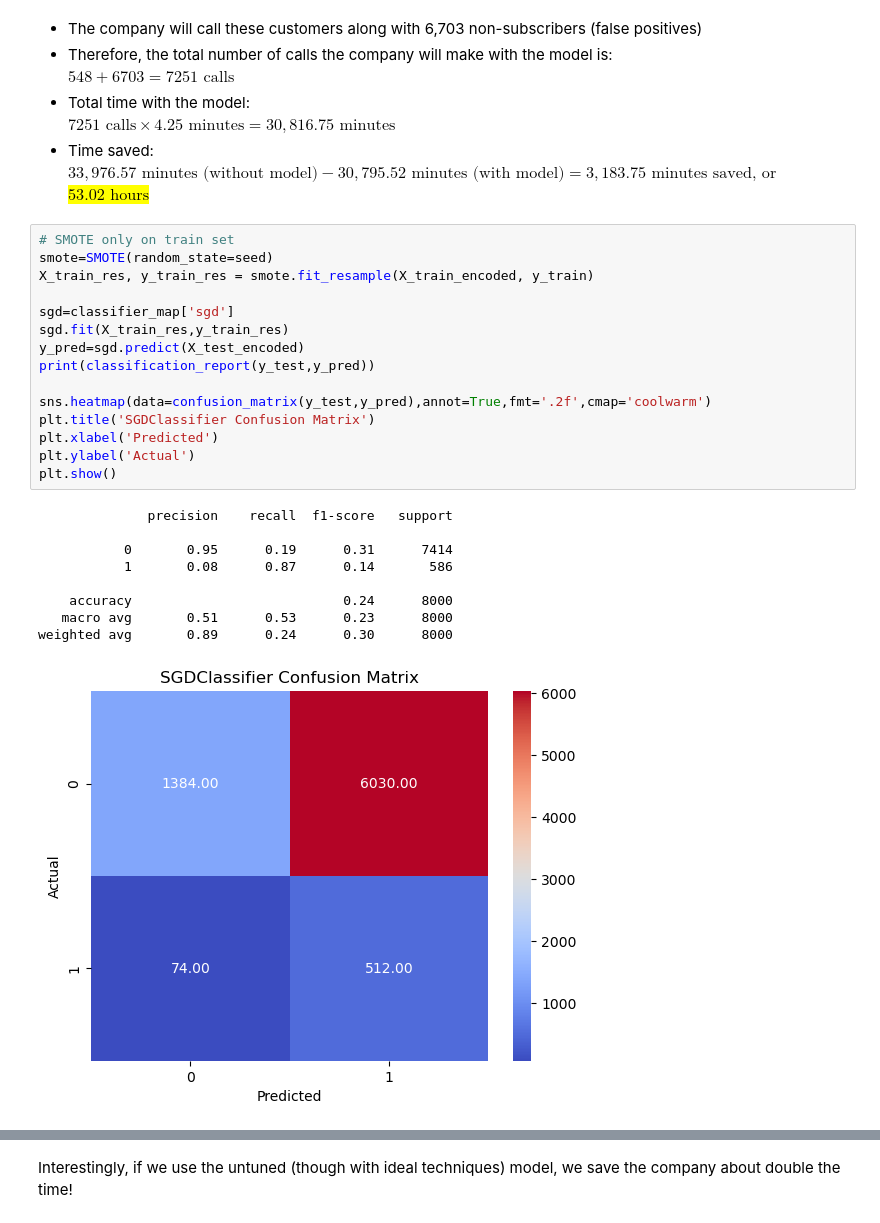
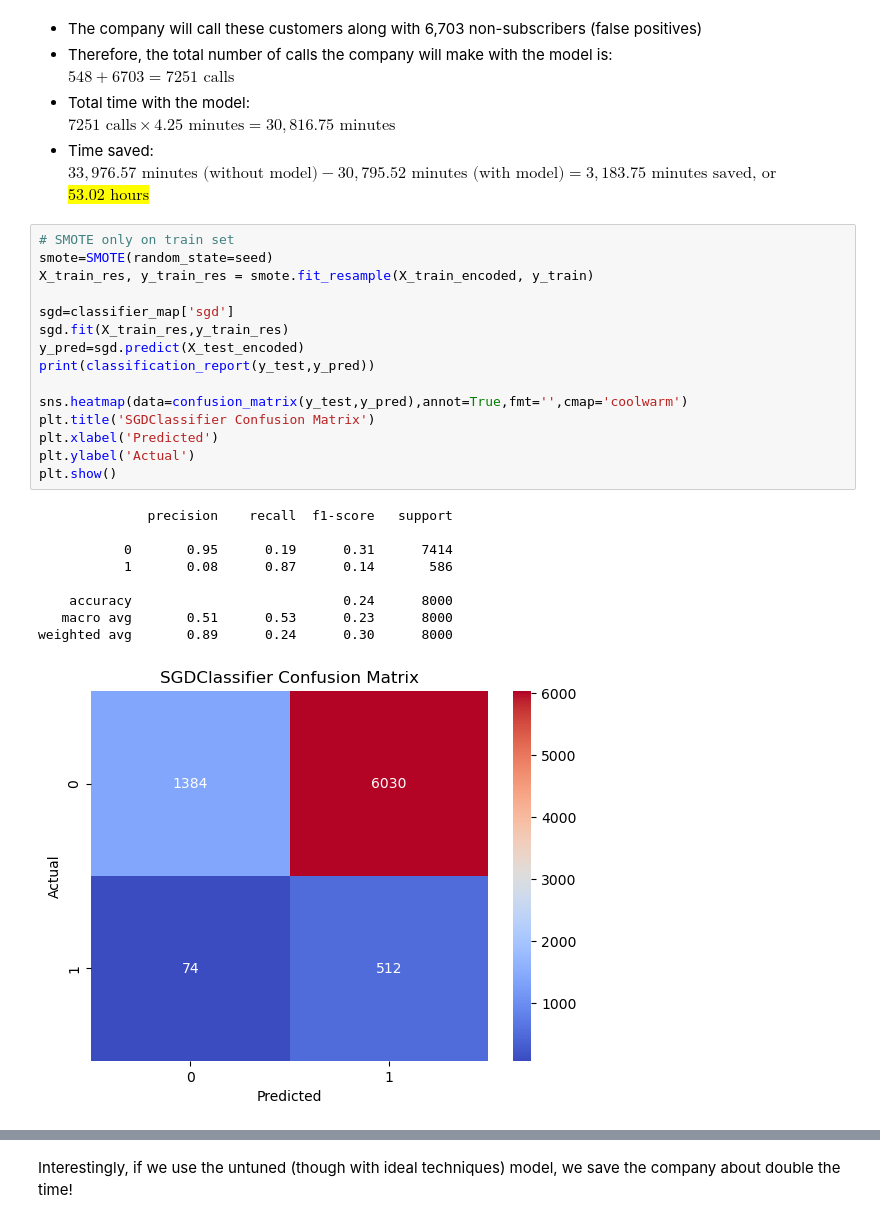
Before and after one commit to sralter/term_deposit_marketing, a Jupyter notebook: project2_modeling.ipynb, the cells around one changed output, grey strips where cells are left out. Cells and saved outputs as stored; diff of their text form.

```diff
--- a/project2_modeling.ipynb
+++ b/project2_modeling.ipynb
@@ -1576,25 +1582,25 @@ $33,976.57\text{ minutes (without model)} - 30,795.52\text{ minutes (with model)
 # %%
 # SMOTE only on train set
 smote=SMOTE(random_state=seed)
 X_train_res, y_train_res = smote.fit_resample(X_train_encoded, y_train)
 
 sgd=classifier_map['sgd']
 sgd.fit(X_train_res,y_train_res)
 y_pred=sgd.predict(X_test_encoded)
 print(classification_report(y_test,y_pred))
 
-sns.heatmap(data=confusion_matrix(y_test,y_pred),annot=True,fmt='.2f',cmap='coolwarm')
+sns.heatmap(data=confusion_matrix(y_test,y_pred),annot=True,fmt='',cmap='coolwarm')
 plt.title('SGDClassifier Confusion Matrix')
 plt.xlabel('Predicted')
 plt.ylabel('Actual')
 plt.show()
 # %% [output]
               precision    recall  f1-score   support
 
            0       0.95      0.19      0.31      7414
            1       0.08      0.87      0.14       586
 
     accuracy                           0.24      8000
    macro avg       0.51      0.53      0.23      8000
 weighted avg       0.89      0.24      0.30      8000
-[figure, old version]
+[figure, new version]
```
Also changed, not shown: parts of 23 cells of this notebook.
